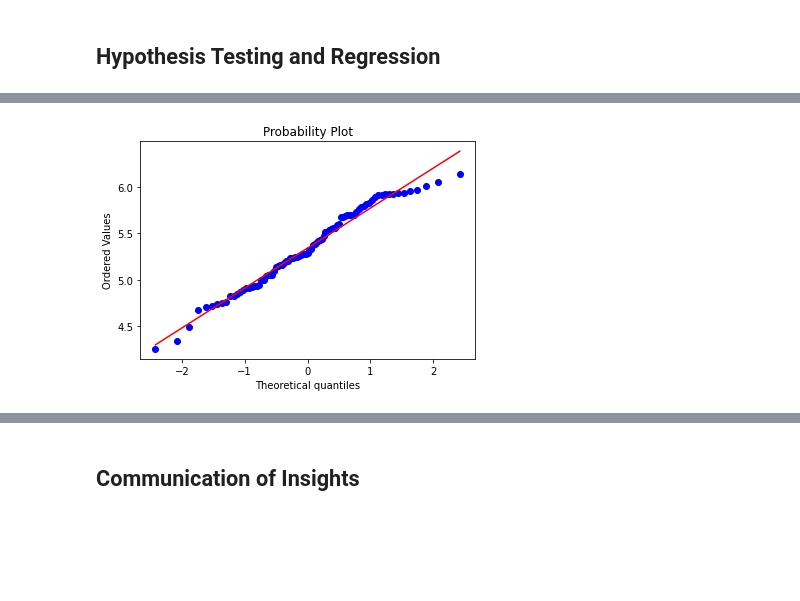
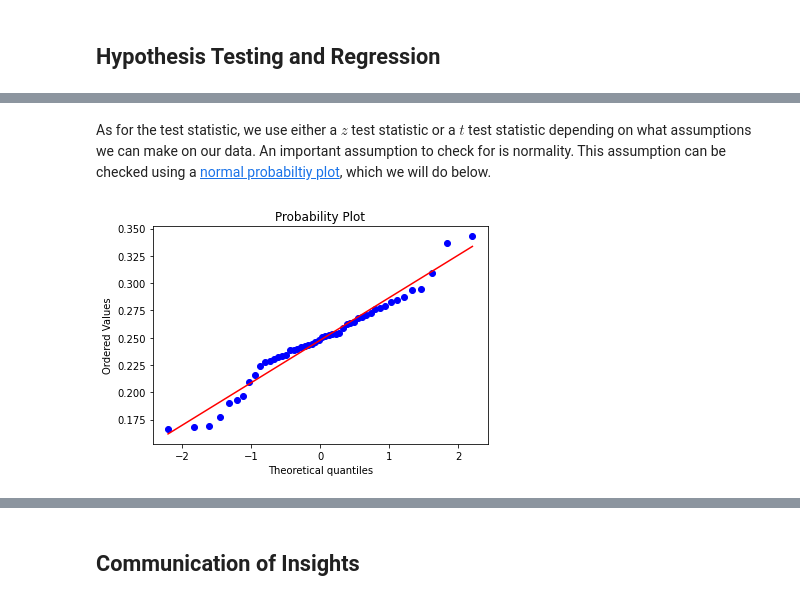
Before and after one commit to rwang0413/rwang4787.github.io, a Jupyter notebook: 320Final.ipynb, the cells around one changed output, grey strips where cells are left out. Drawn from its saved outputs; the diff is of its cells as text; code cells hidden in the pictures; blank space fills up the shorter version.

Commit message:
added hypothesis test

```diff
--- a/320Final.ipynb
+++ b/320Final.ipynb
@@ -296,30 +289,20 @@ datefilter = totalCases_US.loc[totalCases_US['Date'] == end_date].copy()
+# %%
+#datefilter= datefilter.drop(9074)
+#state_demographics = state_demographics.drop(2)
+
+datefilter['cases_per_capita'] = np.NaN
+for i, row in datefilter.iterrows():
+    s = row["Province_State"]
+    population = state_demographics[state_demographics['State'] == s]['Population.2020 Population']
+    datefilter.at[i, 'cases_per_capita'] = (row["Cases"]/float(population))
 # %%
 # Maps state names to their abbreviations
 from us_state_abbrev import us_state_to_abbrev
-import numpy as np
-import matplotlib.pyplot as plt  # To visualize
-import pandas as pd  # To read data
 from sklearn.linear_model import LinearRegression
-datefilter= datefilter.drop(9074)
-state_demographics = state_demographics.drop(2)
-
-
-
-
-cases_per_capita = []
-for i, row in datefilter.iterrows():
-    s = row["Province_State"]
-    population = state_demographics[state_demographics['State'] == s]['Population.2020 Population']
-    cases_per_capita.append(row["Cases"]/float(population))
-
-
-
-
 
 def plot_by(demographic, x_title, title):
     states = np.unique(state_demographics['State'])
     datefilter[demographic] = np.NaN
-
 
     for i, row in datefilter.iterrows():
         s = row["Province_State"]
@@ -327,10 +310,6 @@ def plot_by(demographic, x_title, title):
         if (len(population) >= 1) :
             demo = state_demographics[state_demographics['State'] == s][demographic].values[0]
             datefilter.at[i, demographic]= demo
-
-
-
-
 
     # Picking colors from a colorwheel for each scatter point
     phi = np.linspace(0, 2*np.pi, len(states))
@@ -343,7 +322,8 @@ def plot_by(demographic, x_title, title):
 
     x = datefilter[demographic].values.reshape(-1, 1)
     # y = list(datefilter['Cases'].values)
-    y = np.array(cases_per_capita)
+    #y = np.array(cases_per_capita)
+    y = np.array(datefilter['cases_per_capita'])
     plt.figure(figsize=(16,8))
     #sns.scatterplot(x=x,y=y,palette="Set2")
     linear_regressor = LinearRegression()  # create object for the class
@@ -360,9 +340,6 @@ def plot_by(demographic, x_title, title):
     plt.xlabel(x_title)
     plt.title(title)
     plt.show()
-    #TODO: Add axes titles
-
-
     return x,y
 # %%
 plot_by("Population.Population per Square Mile", "Population Per Square Mile", "Population Density and Covid-19 Cases Per Capita")
@@ -406,12 +451,13 @@ Index(['State', 'Population.Population Percent Change',
+# %% [markdown]
+As for the test statistic, we use either a $z$ test statistic or a $t$ test statistic depending on what assumptions we can make on our data. An important assumption to check for is normality. This assumption can be checked using a
+[normal probabiltiy plot](https://en.wikipedia.org/wiki/Normal_probability_plot), which we will do below.
 # %%
 import numpy as np
 import statsmodels.api as sm
 import scipy.stats as stats
 import pylab as py
 
-df = totalDailyCasesUS.query('20211201 < Date < 20220301')
-# sm.qqplot(np.array[1,4,5,5,3,2,1,4], line ='45')
-stats.probplot(df['log'], dist="norm", plot=py)
+stats.probplot(datefilter['cases_per_capita'], dist="norm", plot=py)
 py.show()
 # %% [output]
-[figure, old version]
+[figure, new version]
```
Also changed, not shown: parts of 29 cells of this notebook, 1 other file.
